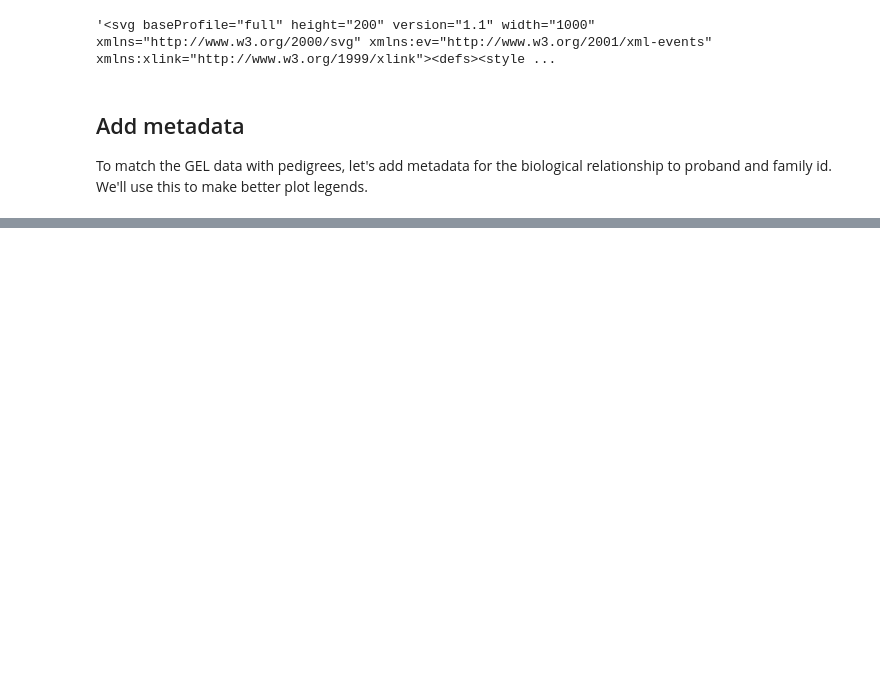
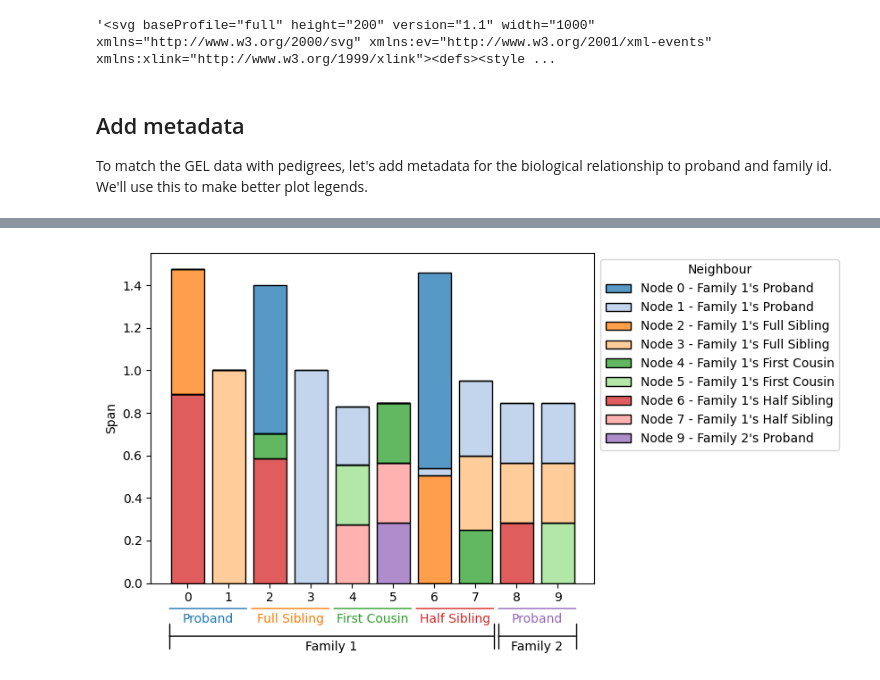
Before and after one commit to duncanMR/pedigrees_project, a Jupyter notebook: pedigree_sim.ipynb, the cells around one changed output, grey strips where cells are left out. Drawn from its saved outputs; the diff is of its cells as text; code cells hidden in the pictures; blank space fills up the shorter version.

```diff
--- a/pedigree_sim.ipynb
+++ b/pedigree_sim.ipynb
@@ -154,0 +476,87 @@ plot_span_ts(ts)
+# %%
+palette = 'tab20'
+import matplotlib.pyplot as plt
+from matplotlib.colors import ListedColormap
+from matplotlib.colors import rgb2hex
+
+def get_colors(n, colormap):
+    ### Return a list of n hex colors from a given matplotlib colormap
+    ### (https://matplotlib.org/3.1.0/tutorials/colors/colormaps.html)
+
+    cmap = ListedColormap(plt.get_cmap(colormap).colors)
+    colors = cmap.colors[:n]
+    hex_colors = [rgb2hex(color) for color in colors]
+
+    return hex_colors
+
+def get_id_of_sample(sample, df):
+    ### Return the participant_id of a given sample from a given dataframe (df).
+    return df.loc[df['Sample'] == str(sample), 'participant_id'].values[0]
+
+def plot_x_axis_labels(column_name, bracket_height, df, ax, participantQ, arrow_style, palette='tab20'):
+    ### Plot x-axis labels for a given column_name with lines/brackets at a given height
+    ### (bracket_height) on a given axis (ax) with style (arrow_style).
+    ### The labels are taken from the given dataframe (df).
+    ### If participantQ is True, the labels are the relationship_to_proband values, otherwise they are
+    ### the values of the given column_name.
+
+    # if participantQ is True, we need to get a color palette for the participant labels
+    if participantQ:
+        # get colors for all samples from palette
+        colors = get_colors(len(df['Sample'].unique()), palette)
+        # get every other color from list starting with 0
+        colors = colors[::2]
+
+    # get the unique values for the given column_name
+    values = df[column_name].unique()
+    # loop over the unique values
+    for i, value in enumerate(values):
+        # get the Samples belonging to the current value
+        samples = df.loc[df[column_name] == value, 'Sample'].values
+        # get the minimum and maximum x-axis values for the current value
+        x_min, x_max = ax.get_xlim()
+        x_values = [i for i, sample in enumerate(ax.get_xticks()) if str(sample) in samples]
+        x_min = min(x_values)-0.5
+        x_max = max(x_values)+0.5
+
+
+        # add the value annotation
+        x_pos = x_min + (x_max - x_min) / 2
+        if participantQ:
+            # get the relationship_to_proband value for the participant
+            relationship = df.loc[df['participant_id'] == value, 'biological_relationship_to_proband'].values[0]
+            ax.annotate(relationship, xy=(x_pos, bracket_height - 0.05), ha='center', va='center',
+                            annotation_clip=False, color=colors[i])
+            # draw the bracket
+            ax.annotate('', xytext=(x_min, bracket_height), xy=(x_max, bracket_height),
+                        arrowprops=dict(arrowstyle=arrow_style, color=colors[i]), annotation_clip=False)
+        else:
+            ax.annotate(value, xy=(x_pos, bracket_height - 0.05), ha='center', va='center',
+                            annotation_clip=False)
+            # draw the bracket
+            ax.annotate('', xytext=(x_min, bracket_height), xy=(x_max, bracket_height),
+                        arrowprops=dict(arrowstyle=arrow_style, color='black'), annotation_clip=False)
+
+
+#neighbours_list ordered for plotting
+neighbours = df['Neighbour'].drop_duplicates().to_list()
+neighbours.sort(key = int)
+#apply format_node_label to each element of neighbours
+print(neighbours)
+neighbours = [format_node_label(x, df) for x in neighbours]
+df['Neighbour'] = df['Neighbour'].apply(lambda x: format_node_label(x, df))
+
+#using histplot because it can create stacked bar charts nicely
+ax = sns.histplot(df, x='Sample', hue='Neighbour', weights='Value', bins=10,
+                      multiple='stack', shrink=0.8, hue_order = neighbours, palette='tab20')
+#sns.move_legend(ax, "upper left", bbox_to_anchor=(1, 1))
+ax.set(xlabel=None, ylabel='Span')
+plot_x_axis_labels(column_name='participant_id', bracket_height=-0.12, df=df, ax=ax, participantQ=True,
+                   arrow_style='-', palette=palette)
+
+plot_x_axis_labels(column_name='rare_diseases_family_sk', bracket_height=-0.25, df=df, ax=ax,
+                    participantQ=False, arrow_style='|-|')
+
+sns.move_legend(ax, "upper left", bbox_to_anchor=(1, 1))
+plt.show()
+# %% [output]
@@ -154,0 +564 @@ plot_span_ts(ts)
+[figure, added]
```
Also changed, not shown: parts of 22 cells of this notebook.
